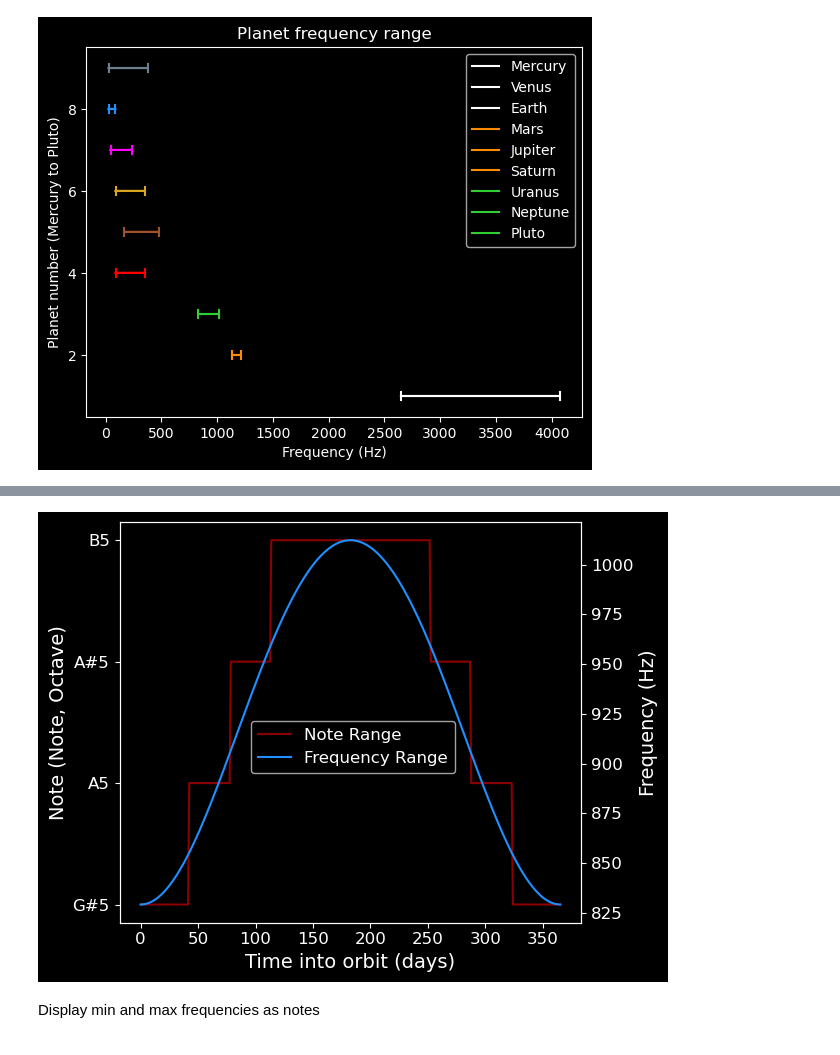
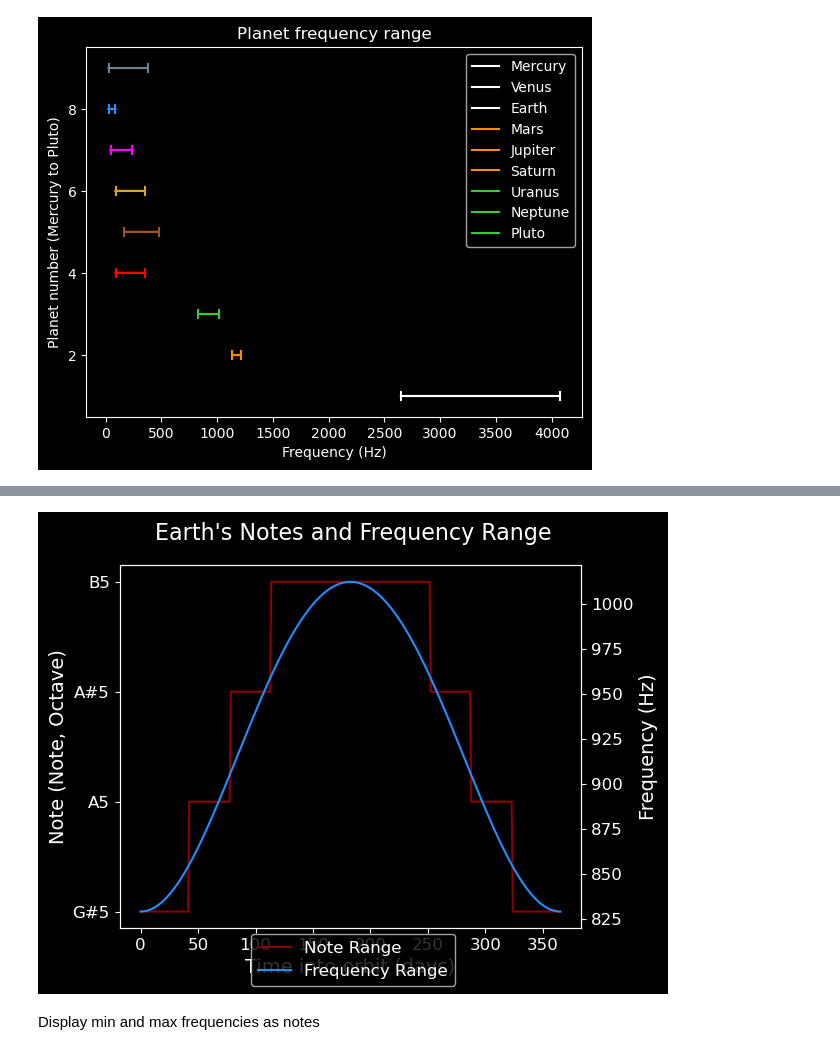
Before and after one commit to neil-power/music_of_the_spheres, a Jupyter notebook: group project.ipynb, the cells around one changed output, grey strips where cells are left out. Drawn from its saved outputs; the diff is of its cells as text; code cells hidden in the pictures.

```diff
--- a/group project.ipynb
+++ b/group project.ipynb
@@ -341,31 +341,31 @@ plt.show()
 # %%
 plt.style.use('dark_background')
 fig, ax1 = plt.subplots() #figsize=(6,4)
 
 ax1.set_xlabel("Time into orbit (days)",fontsize=14)
 ax1.set_ylabel("Note (Note, Octave)",fontsize=14)
 
 earth_notes = []
 for f in freq_total[2]:
     n,o = freq_to_note(f)
     earth_notes.append(str(n)+str(o))
 ax1.plot(t_total[2],earth_notes,color="darkred")
 plt.yticks(fontsize=12)
 plt.xticks(fontsize=12)
 
 ax2 = ax1.twinx()
 ax2.set_ylabel("Frequency (Hz)",fontsize=14)
 ax2.plot(t_total[2],freq_total[2],color="dodgerblue")
 plt.yticks(fontsize=12)
 plt.xticks(fontsize=12)
 fig.tight_layout()
-fig.legend(["Note Range","Frequency Range"],loc="center",fontsize=12)
-#fig.suptitle("Earth's Notes and Frequency Ranges")
+fig.legend(["Note Range","Frequency Range"],loc="lower center",fontsize=12)
+fig.suptitle("Earth's Notes and Frequency Range",fontsize=16)
 plt.tight_layout()
 plt.savefig("Earth's Notes and Frequency Ranges.png",dpi=250)
 plt.show()
 # %% [output]
-[figure, old version]
+[figure, new version]
 # %% [markdown]
 Display min and max frequencies as notes
 # %%
```
Also changed, not shown: parts of 6 cells of this notebook, 4 other files.
